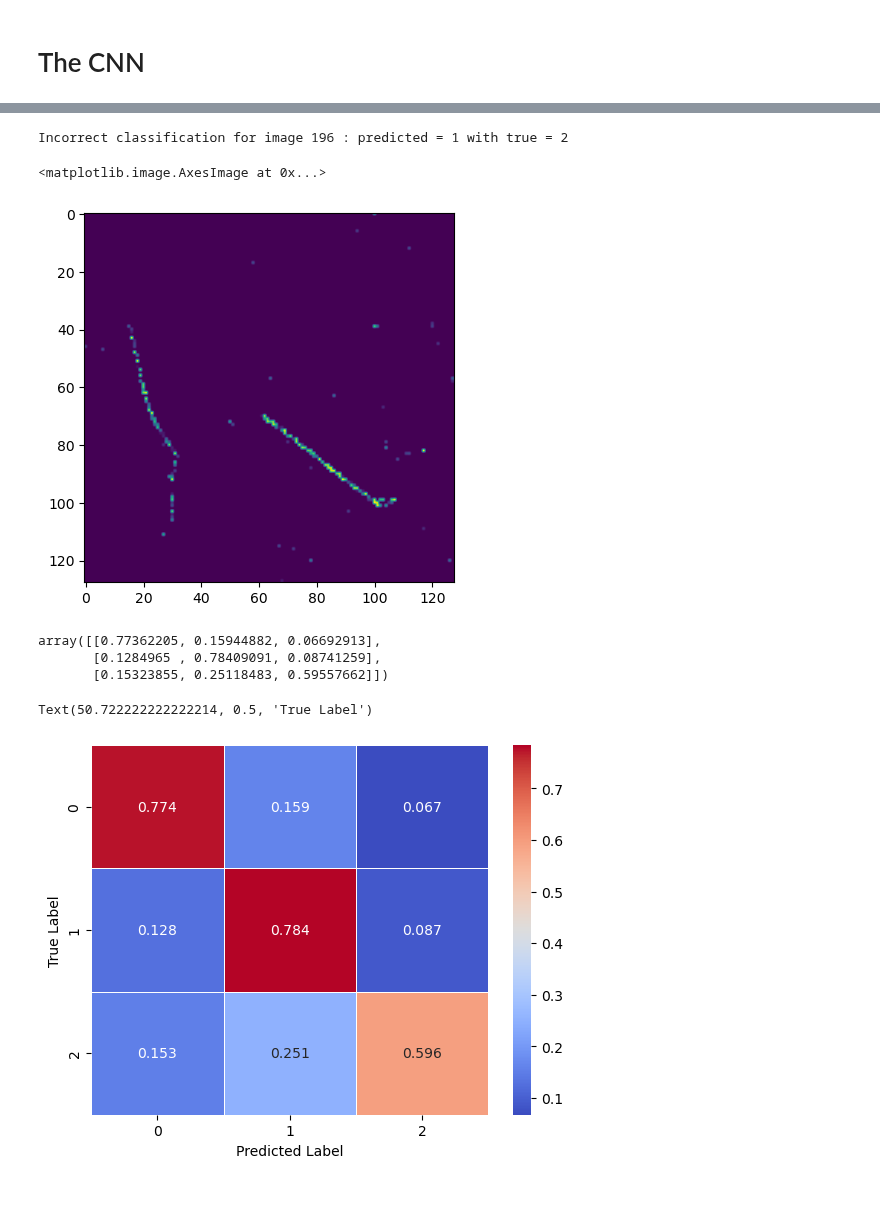
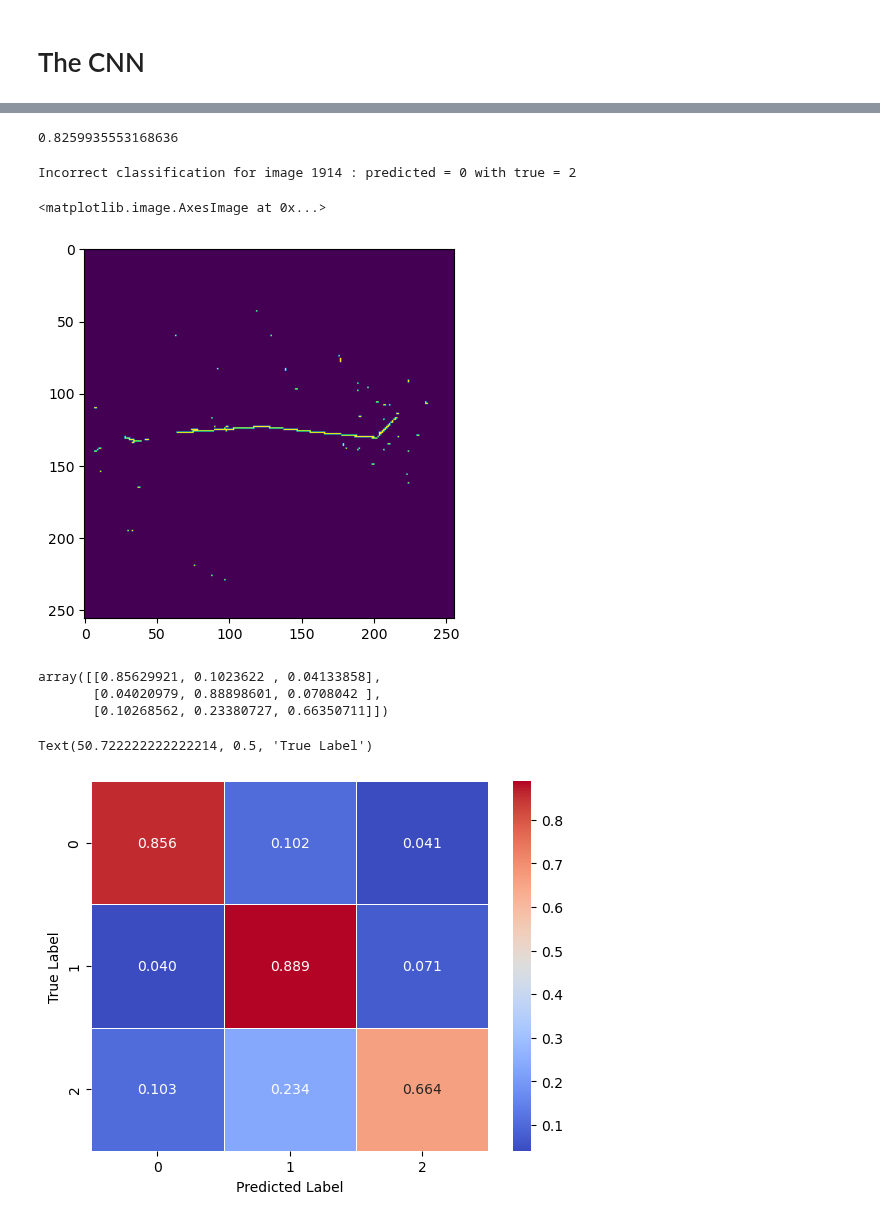
Before and after one commit to mohummudh/neutrinos-dune, a Jupyter notebook: andrew/5cnn/CNN.ipynb, the cells around one changed output, grey strips where cells are left out. Saved outputs shown, nothing was run; the diff lists cells and outputs as text; code cells hidden in the pictures.

```diff
--- a/andrew/5cnn/CNN.ipynb
+++ b/andrew/5cnn/CNN.ipynb
@@ -139,4 +139,5 @@ def image():
 # %%
-images = image()
-print(images)
+#images = image()
+#print(images)
+image(33)
 # %% [output]
@@ -162,0 +145,34 @@ testing = np.load("testing_events.npy")
+# %%
+def imagenew():
+
+    images = []
+
+    for n in event_numbers:
+
+        x = view_w.x[n]
+        z = view_w.z[n]
+        adc = view_w.adc[n]
+        vx = view_w.true_vtx_x[n]
+        vz = view_w.true_vtx_z[n]
+
+        matrix_size = 256
+        #if vz >
+
+        #range=[[np.floor(np.mean(x))-250, np.floor(np.mean(x))+250], [vz-250, vz+250]]
+
+        matrix, xedges, yedges = np.histogram2d(x, z, bins=matrix_size, range=[[np.floor(np.mean(x))-150, np.floor(np.mean(x))+150], [np.floor(np.mean(z))-150, np.floor(np.mean(z))+150]], weights=adc)
+        matrix = (matrix > 0).astype(int)
+
+        matrix = np.floor(matrix).astype(np.uint8).reshape(256, 256, 1)
+        images.append(matrix)
+
+
+    # Display the pixelated image
+    #plt.imshow(matrix.T, cmap='viridis', origin='lower', extent=[0, 128, 0, 128])
+    #plt.colorbar()
+    #plt.title('Pixelated Image of Energy')
+    #plt.show()
+
+    return np.stack(images)
+# %%
+images = imagenew()
@@ -201,7 +233,7 @@ _________________________________________________________________
 # The batch size controls the number of images that are processed simultaneously
 batch_size = 128
 # The number of epochs that we want to train the network for
-epochs = 7
+epochs = 5
 # The learning rate (step size in gradient descent)
 learning_rate = 0.001
 # %%
@@ -262,17 +294,22 @@ Number of images that were incorrectly classified = 733
+# %%
+accuracy = (len(testing)-len(incorrect_indices))/len(testing)
+print(accuracy)
+# %% [output]
+0.8259935553168636
 # %%
 # Now you can modify this part to draw different images from the failures list
 # You can change the value of im to look at different failures
-im = 53
+im = 333
 image_to_plot = x_test[incorrect_indices[im][0]]
 fig, ax = plt.subplots(1, 1)
 print('Incorrect classification for image',incorrect_indices[im][0],
       ': predicted =',incorrect_indices[im][1],
       'with true =',incorrect_indices[im][2])
 ax.imshow(image_to_plot)
 # %% [output]
-Incorrect classification for image 196 : predicted = 1 with true = 2
+Incorrect classification for image 1914 : predicted = 0 with true = 2
 <matplotlib.image.AxesImage at 0x...>
-[figure, old version]
+[figure, new version]
 # %%
 from sklearn.metrics import confusion_matrix
 
@@ -289,9 +326,9 @@ conf_matrix_decimals = conf_matrix.astype('float') / conf_matrix.sum(axis=1)[:,
 # %%
 conf_matrix_decimals
 # %% [output]
-array([[0.77362205, 0.15944882, 0.06692913],
-       [0.1284965 , 0.78409091, 0.08741259],
-       [0.15323855, 0.25118483, 0.59557662]])
+array([[0.85629921, 0.1023622 , 0.04133858],
+       [0.04020979, 0.88898601, 0.0708042 ],
+       [0.10268562, 0.23380727, 0.66350711]])
 # %%
 import seaborn as sns
 heatmap = sns.heatmap(conf_matrix_decimals, annot=True, cmap='coolwarm', fmt=".3f", linewidths=.5, square=False)
@@ -299,4 +336,4 @@ plt.xlabel('Predicted Label')
 plt.ylabel('True Label')
 # %% [output]
 Text(50.722222222222214, 0.5, 'True Label')
-[figure, old version]
+[figure, new version]
```
Also changed, not shown: parts of 9 cells of this notebook.
